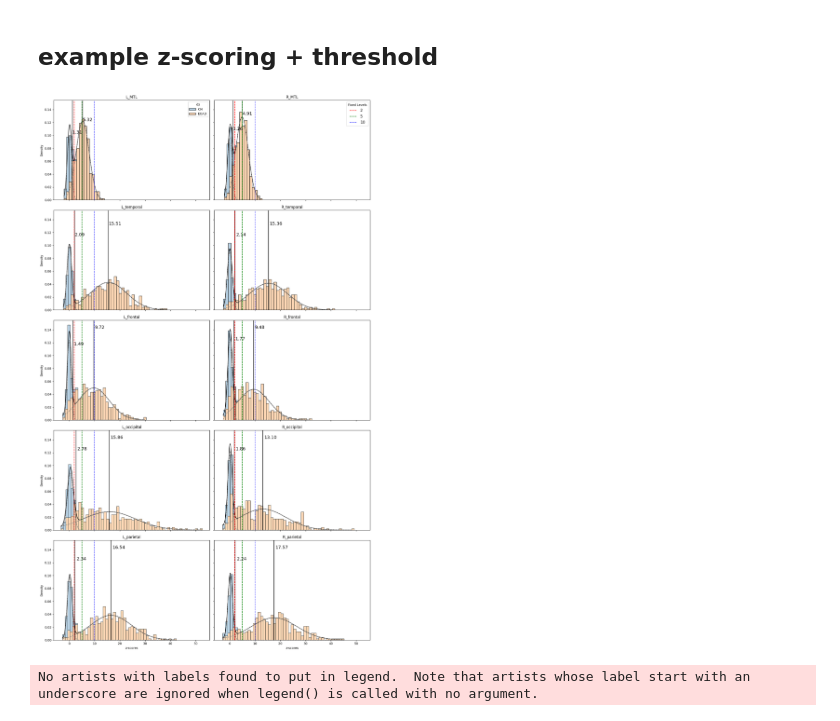
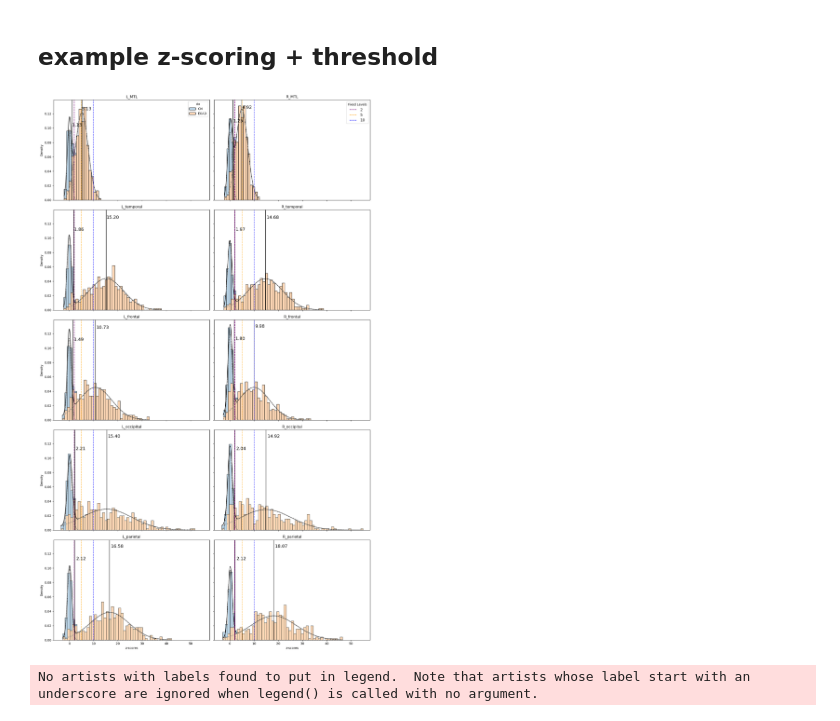
Before and after one commit to marlenelin/eoad_sustain_ml, a Jupyter notebook: notebooks/process/compare+threshold.ipynb, the cells around one changed output. Saved outputs shown, nothing was run; the diff lists cells and outputs as text; code cells hidden in the pictures.

```diff
--- a/notebooks/process/compare+threshold.ipynb
+++ b/notebooks/process/compare+threshold.ipynb
@@ -12,16 +12,15 @@ sys.path.append('../')
 import warnings
 from sklearn.exceptions import ConvergenceWarning
 # %%
-#cpath = '/Users/linlin/Library/Mobile Documents/com~apple~CloudDocs/Desktop/cap/dataexp/pySuStaIn/dat/'
-cpath = "/Users/linlin/Desktop/brain stuff/data/"
+cpath = "/Users/mlin2/Desktop/RabLab/eoad_sustain_ml/data/"
 lobes = ['L_MTL', 'R_MTL', 'L_temporal', 'R_temporal', 'L_frontal', 'R_frontal',
          'L_occipital', 'R_occipital','L_parietal', 'R_parietal' ]
 
-#lftp = pd.read_csv(cpath+'lftp.csv')
-df = pd.read_csv(cpath+'wide_mean_suvr_mtl.csv')
-df = df[df.visit==1]
-zdf = pd.read_csv(cpath+'full_gmm2z_mtl.csv')
-zdf = zdf[zdf.visit==1]
+lftp = pd.read_csv(cpath+'long_mean_suvr.csv') #lobar ROI data in long format
+df = pd.read_csv(cpath+'wide_mean_suvr.csv')  #lobar ROI data in wide format
+df = df[df.visit==1] # filter to baseline
+zdf = pd.read_csv(cpath+'full_gmm2z_exclude.csv')
+zdf = zdf[zdf.visit==1] #z-score data baseline
 zdata = zdf.loc[:,lobes].values
 dat = df.loc[:,lobes].values
 cn_idx = df.index[df['dx'] == 'CN']
@@ -35,5 +34,7 @@ df.head(2)
 # %%
 # read bootstrapped standardized data, and cn standardized data:
-gmm2nonz = pd.read_csv(cpath+'gmm2nonz.csv')
-gmm2z = pd.read_csv(cpath+'gmm2z.csv')
-gmm3nonz = pd.read_csv(cpath+'gmm3nonz.csv')
+#gmm2nonz = pd.read_csv(cpath+'gmm2nonz.csv')
+gmm2z = pd.read_csv(cpath+'full_gmm2z_bl_exclude.csv')
+#gmm3nonz = pd.read_csv(cpath+'gmm3nonz.csv')
+#to wide:
+gmm2z
@@ -132,7 +139,7 @@ def annotated_roi_dist(df, gmm,roi, stat = 'density', separate=True, annotate=Tr
         ax.set_ylabel('Density')
     return ax
 # %%
-def add_levels(cuts,ax,colors=['red','green','blue'],linestyle='--',offset=0.5):
+def add_levels(cuts,ax,colors=['purple','orange','blue'],linestyle='--',offset=0.5):
     for i in range(len(cuts)):
         ax.axvline(cuts[i], color=colors[i], linestyle=linestyle)
         #ax.text(cuts[i]+offset, ax.get_ylim()[1] * 0.9, cuts[i], color=colors[i], ha='center')
@@ -143,40 +150,43 @@ import matplotlib.lines as mlines
 # %%
 # Define the list of ROI pairs
 roi_pairs = [('L_MTL', 'R_MTL'), ('L_temporal', 'R_temporal'), ('L_frontal', 'R_frontal'),
              ('L_occipital', 'R_occipital'), ('L_parietal', 'R_parietal')]
+
+# GMM
+gmm = GaussianMixture(n_components=2, init_params='random_from_data',random_state=40, covariance_type='full',n_init=100,tol=0)
 
 # Create a 5x2 grid of subplots
 fig, axes = plt.subplots(5, 2, figsize=(15, 25), sharex=True, sharey=True)
 sns.set_palette('tab10')
 
 for i, (left_roi, right_roi) in enumerate(roi_pairs):
     # Subplot for the left ROI
     ax_left = axes[i, 0]
-    annotated_roi_dist(df=gmm2z_wide[gmm2z_wide.dx.isin(['EOAD','CN'])], gmm=gmm, roi=left_roi, kde=False, ax=ax_left, stat='density', binwidth=1)
+    annotated_roi_dist(df=gmm2z[gmm2z.dx.isin(['EOAD','CN'])], gmm=gmm, roi=left_roi, kde=False, ax=ax_left, stat='density', binwidth=1)
     add_levels([2, 5, 10], ax_left)
     if i == 0:
         ax_left.set_title(f'{left_roi}')
     else:
         ax_left.legend().set_visible(False)
 
     # Subplot for the right ROI
     ax_right = axes[i, 1]
-    annotated_roi_dist(df=gmm2z_wide[gmm2z_wide.dx.isin(['EOAD','CN'])], gmm=gmm, roi=right_roi, kde=False, ax=ax_right, stat='density', binwidth=1)
+    annotated_roi_dist(df=gmm2z[gmm2z.dx.isin(['EOAD','CN'])], gmm=gmm, roi=right_roi, kde=False, ax=ax_right, stat='density', binwidth=1)
     add_levels([2, 5, 10], ax_right)
     ax_right.set_title(f'{right_roi}')
     ax_right.legend().set_visible(False)  # Disable the legend for the right subplot
 # Create custom legend for the first subplot
-red_line = mlines.Line2D([], [], color='red', linestyle='--', label='2')
-green_line = mlines.Line2D([], [], color='green', linestyle='--', label='5')
-blue_line = mlines.Line2D([], [], color='blue', linestyle='--', label='10')
+line1 = mlines.Line2D([], [], color='purple', linestyle='--', label='2')
+line2 = mlines.Line2D([], [], color='orange', linestyle='--', label='5')
+line3 = mlines.Line2D([], [], color='blue', linestyle='--', label='10')
 
 # Add the legend to the first subplot
-axes[0, 1].legend(handles=[red_line, green_line, blue_line], title='Fixed Levels', loc='upper right', fontsize=12)
+axes[0, 1].legend(handles=[line1,line2,line3], title='Fixed Levels', loc='upper right', fontsize=12)
 
 plt.tight_layout()
 plt.show()
 # %% [output]
-[figure, old version]
+[figure, new version]
 # %%
 plt.figure(figsize=(15, 6))
 sns.set_palette('tab10')
```
Also changed, not shown: parts of 8 cells of this notebook, 8 other files.
